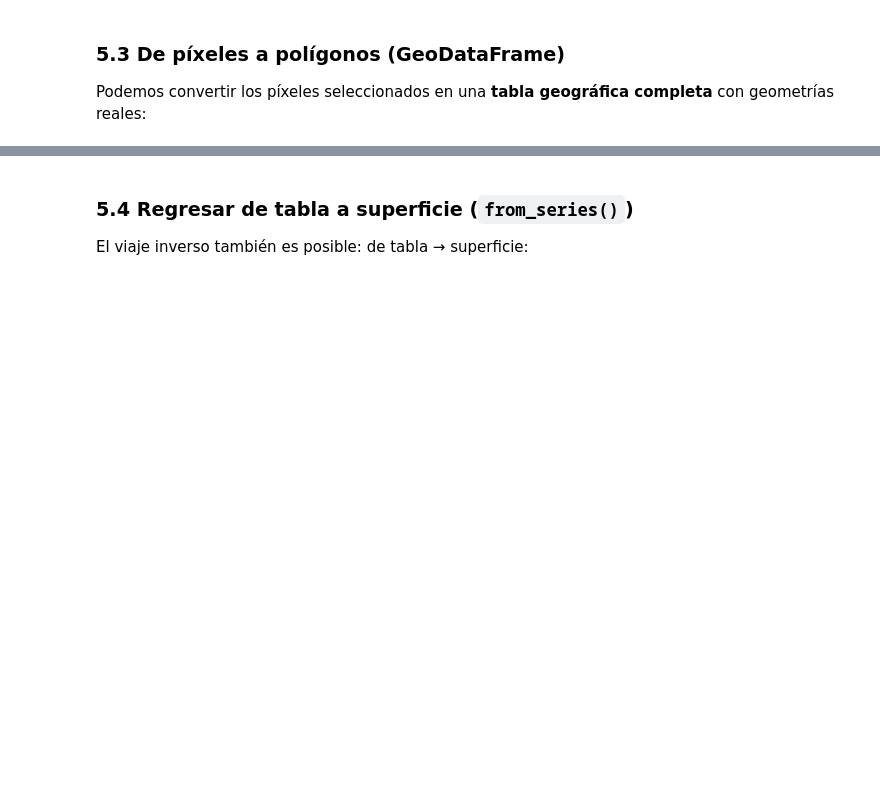
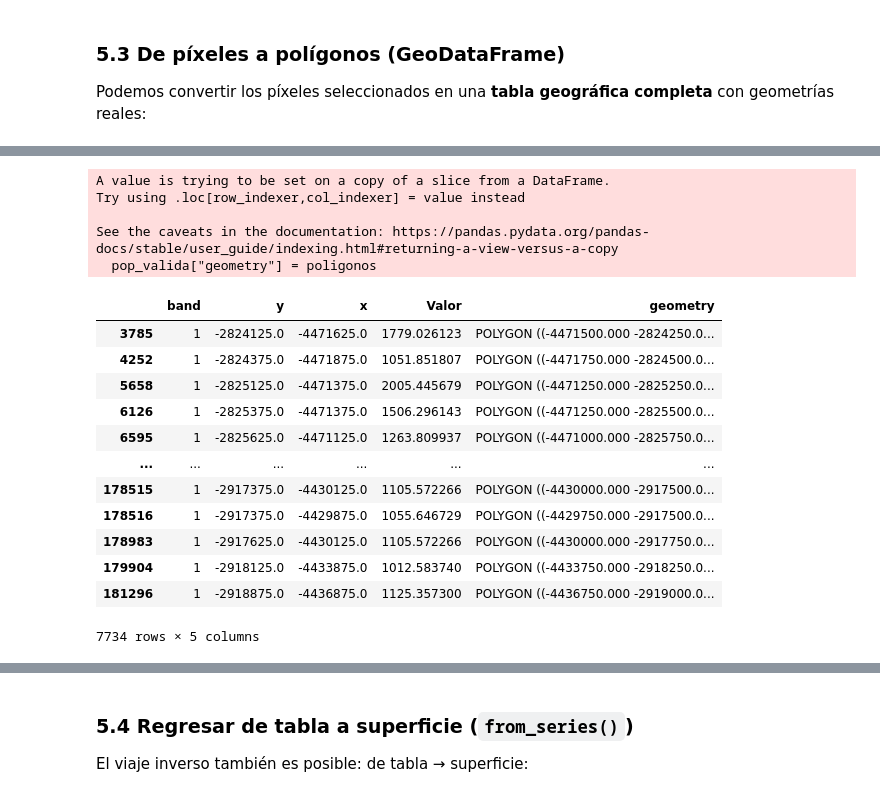
Before and after one commit to daniopitz/geodata, a Jupyter notebook: 01_datos_espaciales.ipynb, the cells around one changed output, grey strips where cells are left out. Cells and saved outputs as stored; diff of their text form; code cells hidden in the pictures; blank space fills up the shorter version.

```diff
--- a/01_datos_espaciales.ipynb
+++ b/01_datos_espaciales.ipynb
@@ -182,10 +291,4 @@ print(f"Píxeles faltantes (NoData): {n_faltantes:,} ({100*n_faltantes/n_total:.
 # %%
-# Leer la superficie nuevamente
-surface = rioxarray.open_rasterio("../data/ghsl/ghsl_sao_paulo.tif")
-
 # Convertir a Serie de pandas (cada píxel = una fila)
 t_surface = surface.to_series()
-
-print("Tipo resultante:", type(t_surface))
-print("\nPrimeras filas:")
-t_surface.head()
+t_surface
@@ -207,5 +340,5 @@ celdas_densas.info()
 # %%
 # Estadísticas descriptivas de los valores de población válidos
-pop_valida = t_surface.query("Valor > 0")
-print("📊 Estadísticas de población (celdas con datos > 0):")
+pop_valida = t_surface[t_surface["Valor"] > 1000]
+print("Estadísticas de población")
 print(pop_valida["Valor"].describe())
@@ -233,16 +380,6 @@ print(ejemplo)
 # %%
 # Crear GeoDataFrame para celdas con más de 1,000 habitantes
-poligonos_densos = (
-    t_surface.query("Valor > 1000")       # Solo celdas con más de 1,000 personas
-    .apply(                               # Construir polígonos para cada celda
-        fila_a_celda,
-        resolucion_xy=surface.rio.resolution(),
-        axis=1
-    )
-    .pipe(                                # Convertir resultado en GeoSeries
-        geopandas.GeoSeries, crs=surface.rio.crs
-    )
-)
+# Paso 1: Construir un polígono para cada celda
+poligonos = pop_valida.apply(fila_a_celda, resolucion_xy=surface.rio.resolution(), axis=1)
 
-print(f"✅ GeoSeries creado con {len(poligonos_densos):,} polígonos")
-print(f"CRS: {poligonos_densos.crs}")
+poligonos
@@ -249,3 +399,30 @@ print(f"CRS: {poligonos_densos.crs}")
+# %%
+# Paso 2: Agregar los polígonos como columna geometry
+pop_valida["geometry"] = poligonos
+# %% [output]
+A value is trying to be set on a copy of a slice from a DataFrame.
+Try using .loc[row_indexer,col_indexer] = value instead
+
+See the caveats in the documentation: https://pandas.pydata.org/pandas-docs/stable/user_guide/indexing.html#returning-a-view-versus-a-copy
+  pop_valida["geometry"] = poligonos
+# %%
+# Paso 3: Convertir a GeoDataFrame
+poligonos_densos = geopandas.GeoDataFrame(pop_valida, crs=surface.rio.crs)
+poligonos_densos
+# %% [output]
+|  | band | y | x | Valor | geometry |
+| 3785 | 1 | -2824125.0 | -4471625.0 | 1779.026123 | POLYGON ((-4471500.000 -2824250.0... |
+| 4252 | 1 | -2824375.0 | -4471875.0 | 1051.851807 | POLYGON ((-4471750.000 -2824500.0... |
+| 5658 | 1 | -2825125.0 | -4471375.0 | 2005.445679 | POLYGON ((-4471250.000 -2825250.0... |
+| 6126 | 1 | -2825375.0 | -4471375.0 | 1506.296143 | POLYGON ((-4471250.000 -2825500.0... |
+| 6595 | 1 | -2825625.0 | -4471125.0 | 1263.809937 | POLYGON ((-4471000.000 -2825750.0... |
+| ... | ... | ... | ... | ... | ... |
+| 178515 | 1 | -2917375.0 | -4430125.0 | 1105.572266 | POLYGON ((-4430000.000 -2917500.0... |
+| 178516 | 1 | -2917375.0 | -4429875.0 | 1055.646729 | POLYGON ((-4429750.000 -2917500.0... |
+| 178983 | 1 | -2917625.0 | -4430125.0 | 1105.572266 | POLYGON ((-4430000.000 -2917750.0... |
+| 179904 | 1 | -2918125.0 | -4433875.0 | 1012.583740 | POLYGON ((-4433750.000 -2918250.0... |
+| 181296 | 1 | -2918875.0 | -4436875.0 | 1125.357300 | POLYGON ((-4436750.000 -2919000.0... |
+7734 rows × 5 columns
 # %%
 # Visualizar las zonas de alta densidad poblacional
 ax = poligonos_densos.plot(edgecolor="red", figsize=(9, 9))
```
Also changed, not shown: parts of 27 cells of this notebook.
